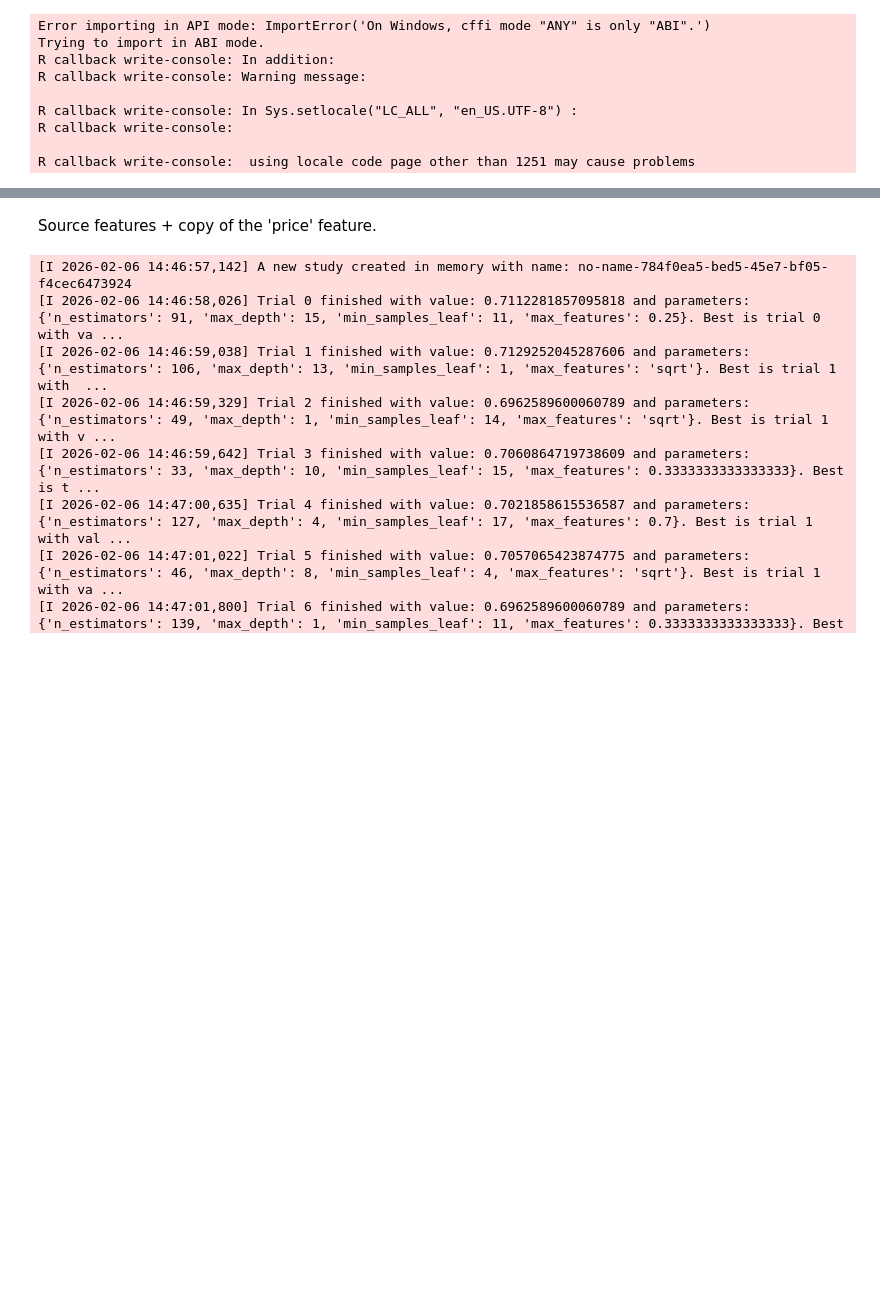
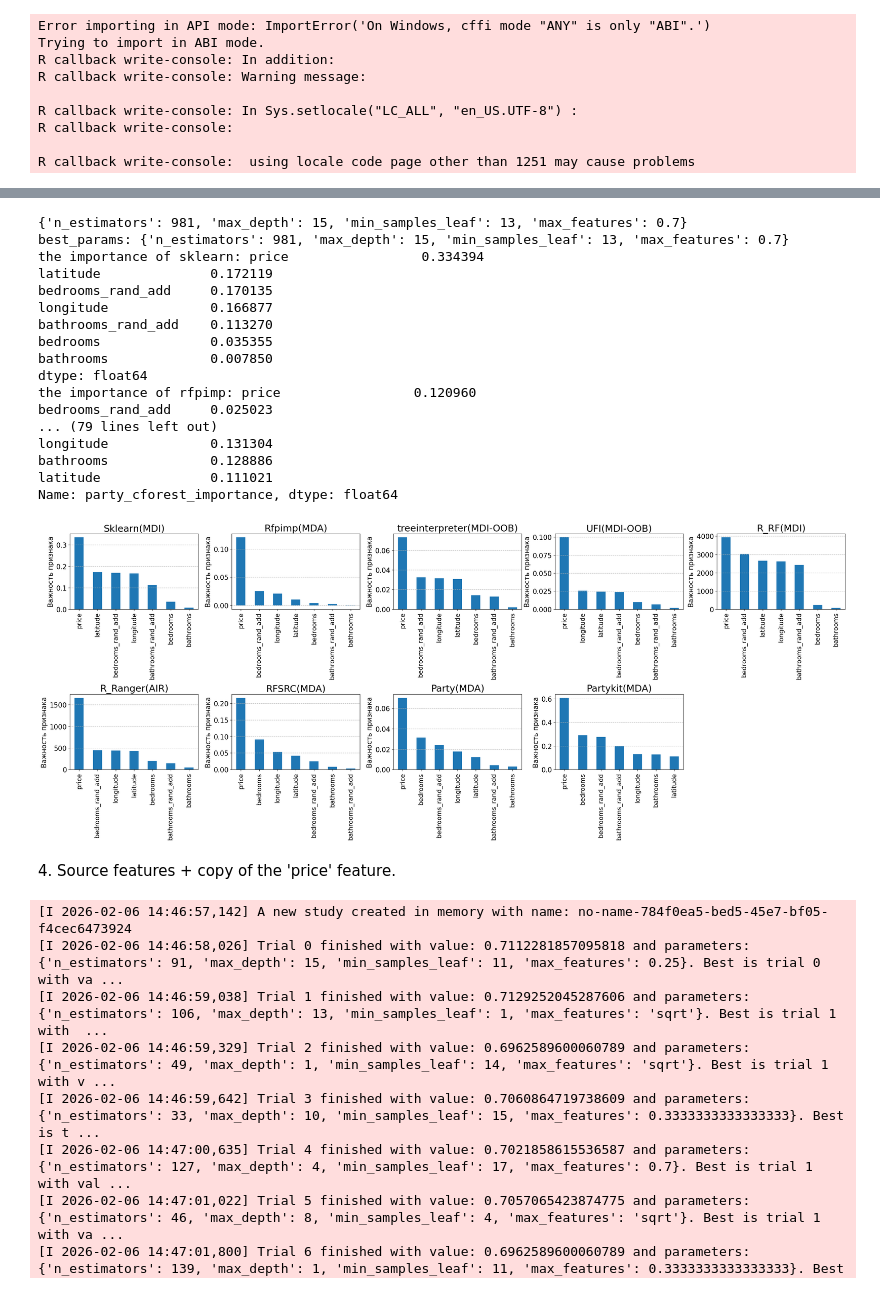
Before and after one commit to Nikita23112/Skoltech, a Jupyter notebook: Random_forest.ipynb, the cells around one changed output, grey strips where cells are left out. Drawn from its saved outputs; the diff is of its cells as text; code cells hidden in the pictures; blank space fills up the shorter version.

```diff
--- a/Random_forest.ipynb
+++ b/Random_forest.ipynb
@@ -229,0 +185,2 @@ importance_series_list_2
+# %%
+X = X.drop(["bathrooms_2", "bedrooms_2"], axis=1)
@@ -229,0 +189,6 @@ importance_series_list_2
+# %%
+X['bedrooms_rand_add'] = X['bedrooms'] + np.random.uniform(-0.01, 0.01, size=len(X))
+X['bathrooms_rand_add'] = X['bathrooms'] + np.random.uniform(-0.01, 0.01, size=len(X))
+# %%
+importance_series_list_3 = experiment(X, y, n_trees = 2000)
+# %% [output]
@@ -229,0 +212,18 @@ importance_series_list_2
+{'n_estimators': 981, 'max_depth': 15, 'min_samples_leaf': 13, 'max_features': 0.7}
+best_params: {'n_estimators': 981, 'max_depth': 15, 'min_samples_leaf': 13, 'max_features': 0.7}
+the importance of sklearn: price                 0.334394
+latitude              0.172119
+bedrooms_rand_add     0.170135
+longitude             0.166877
+bathrooms_rand_add    0.113270
+bedrooms              0.035355
+bathrooms             0.007850
+dtype: float64
+the importance of rfpimp: price                 0.120960
+bedrooms_rand_add     0.025023
+... (79 lines left out)
+longitude             0.131304
+bathrooms             0.128886
+latitude              0.111021
+Name: party_cforest_importance, dtype: float64
+[figure, added]
@@ -230,2 +232,2 @@ importance_series_list_2
 # %% [markdown]
-<font size="8">Source features + copy of the 'price' feature.</font>
+<font size="8">4. Source features + copy of the 'price' feature.</font>
```
Also changed, not shown: parts of 43 cells of this notebook.
